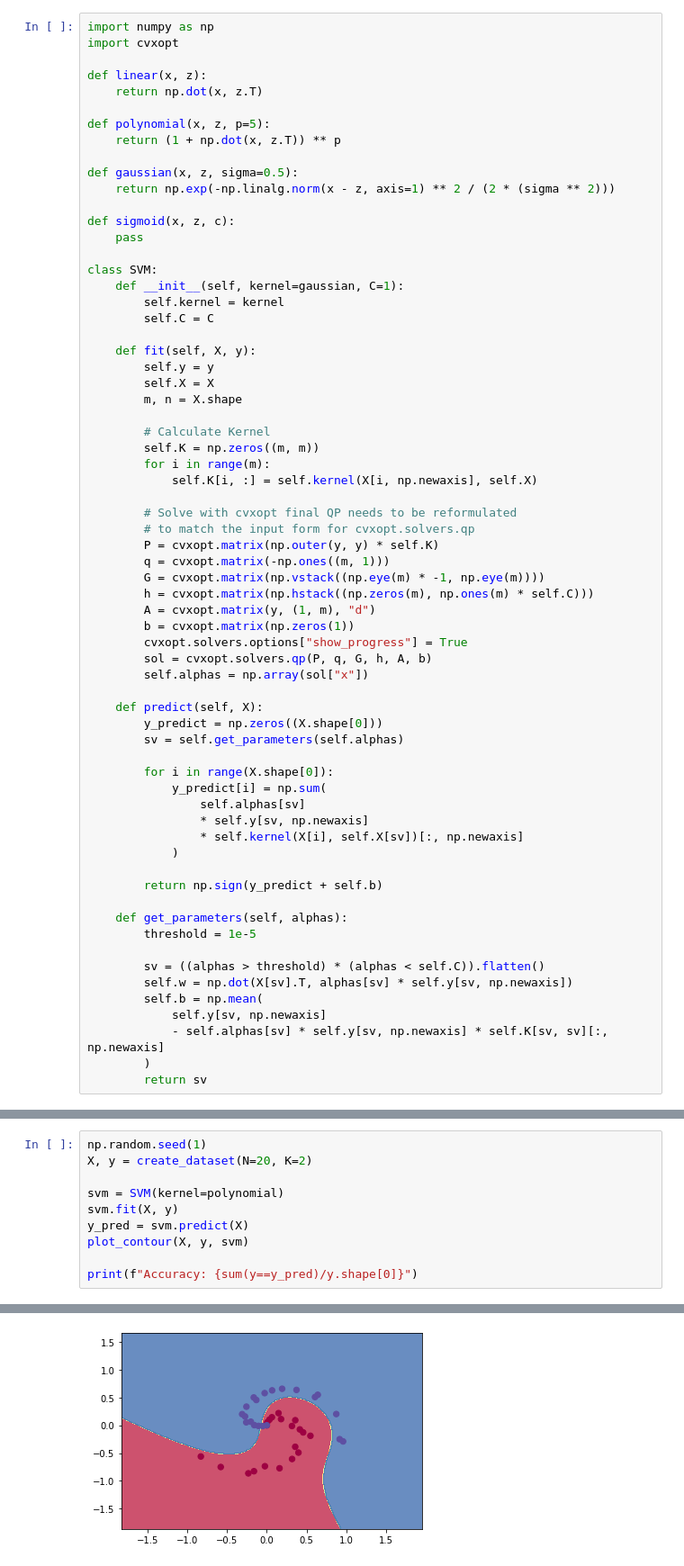
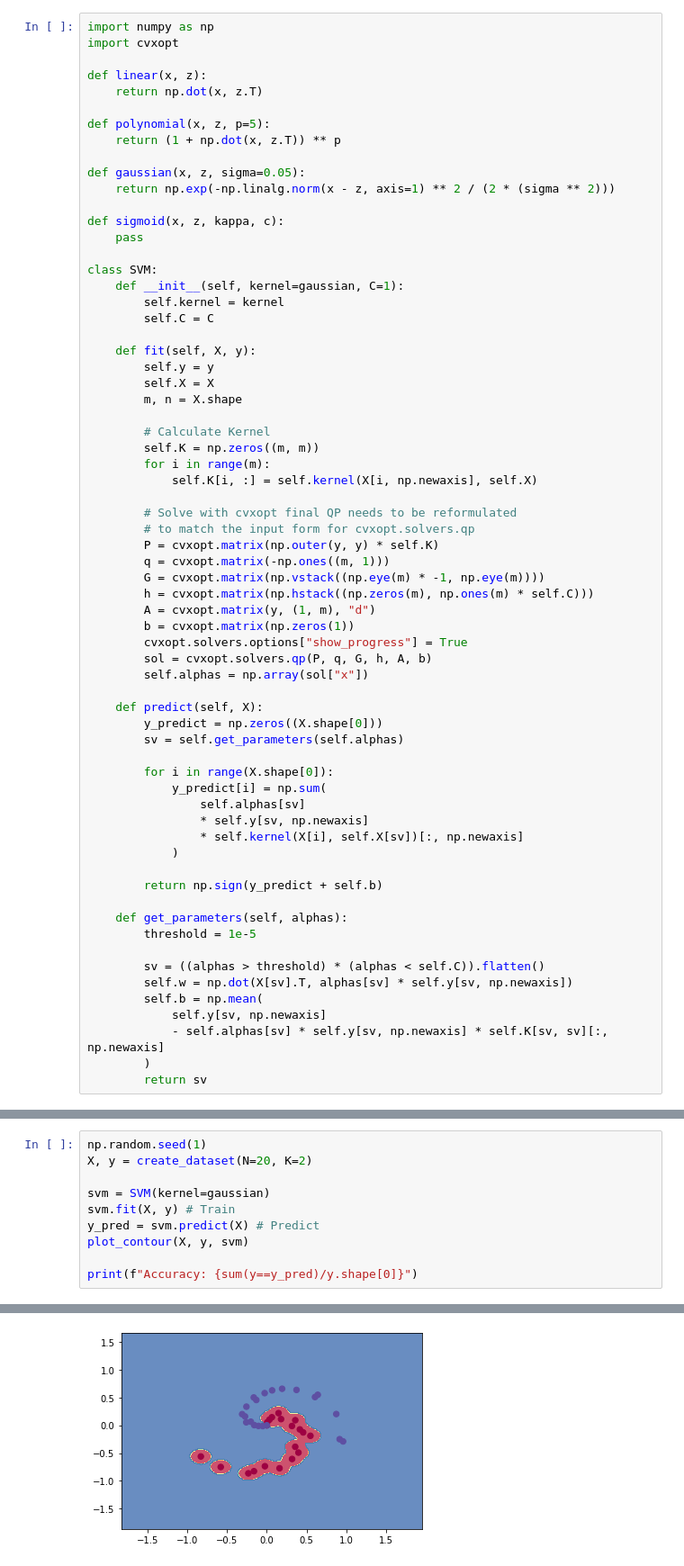
Before and after one commit to iot-da/iot-da.github.io, a Jupyter notebook: docs/Subjects/IA/jupyter/05_svm.ipynb, the cells around one changed output, grey strips where cells are left out. Shown at 90% size. Cells and saved outputs as stored; diff of their text form.

```diff
--- a/docs/Subjects/IA/jupyter/05_svm.ipynb
+++ b/docs/Subjects/IA/jupyter/05_svm.ipynb
@@ -104,10 +112,10 @@ def linear(x, z):
 def polynomial(x, z, p=5):
     return (1 + np.dot(x, z.T)) ** p
 
-def gaussian(x, z, sigma=0.5):
+def gaussian(x, z, sigma=0.05):
     return np.exp(-np.linalg.norm(x - z, axis=1) ** 2 / (2 * (sigma ** 2)))
 
-def sigmoid(x, z, c):
+def sigmoid(x, z, kappa, c):
     pass
 
 class SVM:
@@ -190,9 +198,9 @@ Accuracy: 1.0
 np.random.seed(1)
 X, y = create_dataset(N=20, K=2)
 
-svm = SVM(kernel=polynomial)
-svm.fit(X, y)
-y_pred = svm.predict(X)
+svm = SVM(kernel=gaussian)
+svm.fit(X, y) # Train
+y_pred = svm.predict(X) # Predict
 plot_contour(X, y, svm)
 
 print(f"Accuracy: {sum(y==y_pred)/y.shape[0]}")
@@ -211,2 +218,2 @@ print(f"Accuracy: {sum(y==y_pred)/y.shape[0]}")
 Optimal solution found.
-[figure, old version]
+[figure, new version]
```
Also changed, not shown: parts of 5 cells of this notebook.
